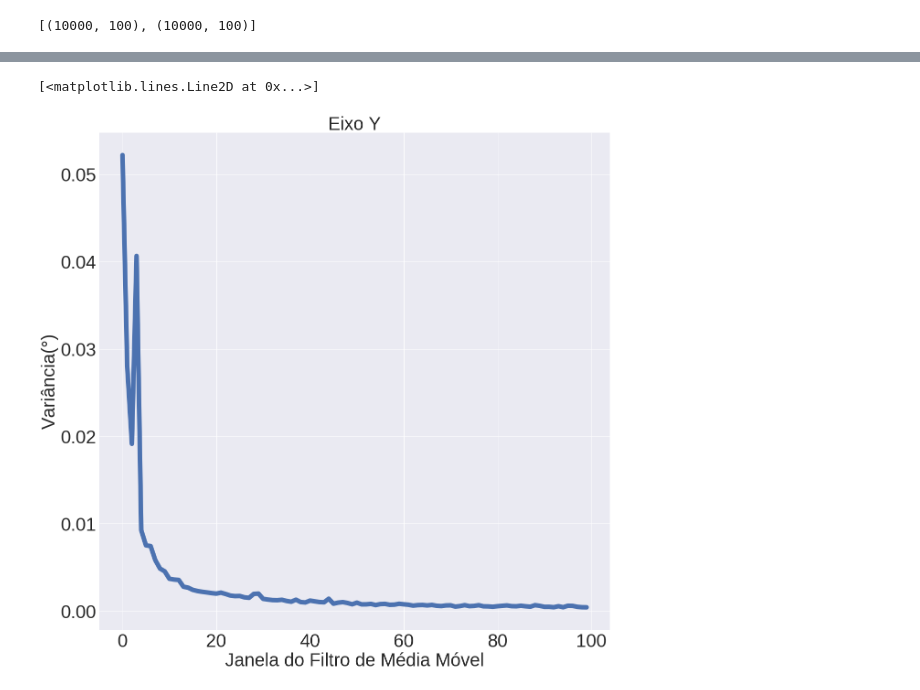
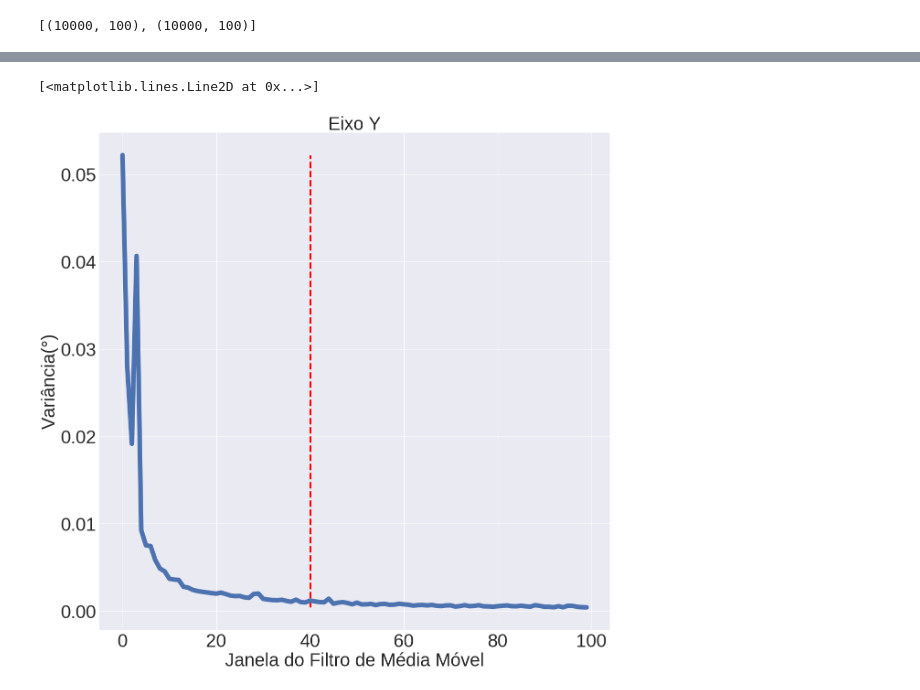
Before and after one commit to Amimaro/Accelerometer-Calibration, a Jupyter notebook: MovingAvg_Plot.ipynb, the cells around one changed output, grey strips where cells are left out. Saved outputs shown, nothing was run; the diff lists cells and outputs as text; code cells hidden in the pictures.

```diff
--- a/MovingAvg_Plot.ipynb
+++ b/MovingAvg_Plot.ipynb
@@ -7,6 +7,7 @@ import seaborn as sns
 %matplotlib inline
 
 fs = 40
+t = 40
 # %%
 dfx = pd.read_csv('accel_movingavg_x.csv', header=None)
 dfy = pd.read_csv('accel_movingavg_y.csv', header=None)
@@ -38,14 +40,15 @@ plt.plot(dfx_var, lw=10)
 # %%
 dfy_var = np.var(dfy)
 
 plt.figure(figsize=(20, 20))
 plt.title('Eixo Y', fontsize=fs)
 plt.xticks(fontsize=fs)
 plt.yticks(fontsize=fs)
 plt.xlabel('Janela do Filtro de Média Móvel', fontsize=fs)
 plt.ylabel('Variância(°)', fontsize=fs)
 
+plt.plot((t, t), (dfy_var.min(), dfy_var.max()), 'r--', lw=5)
 plt.plot(dfy_var, lw=10)
 # %% [output]
 [<matplotlib.lines.Line2D at 0x...>]
-[figure, old version]
+[figure, new version]
```
Also changed, not shown: parts of 1 cell of this notebook.
